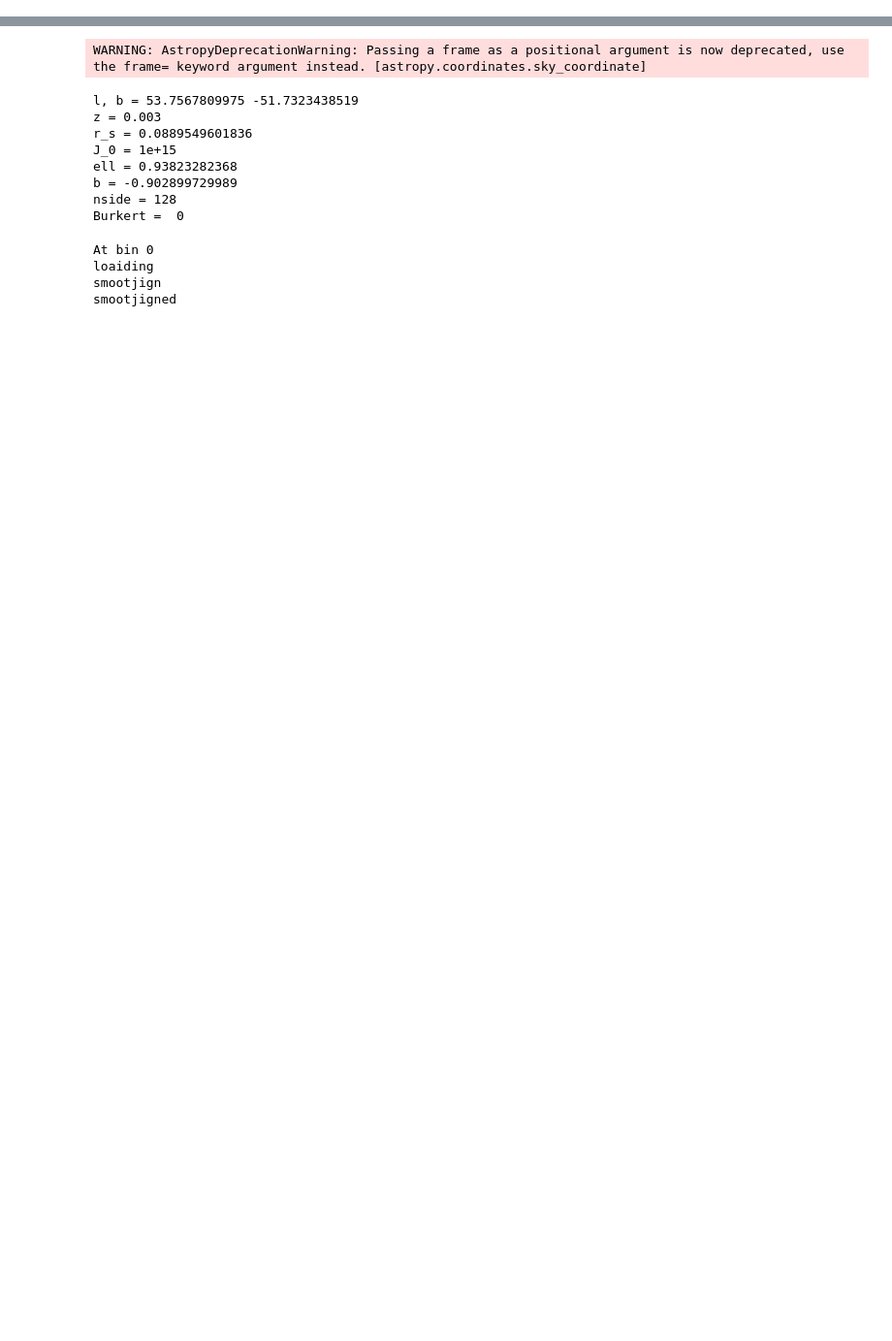
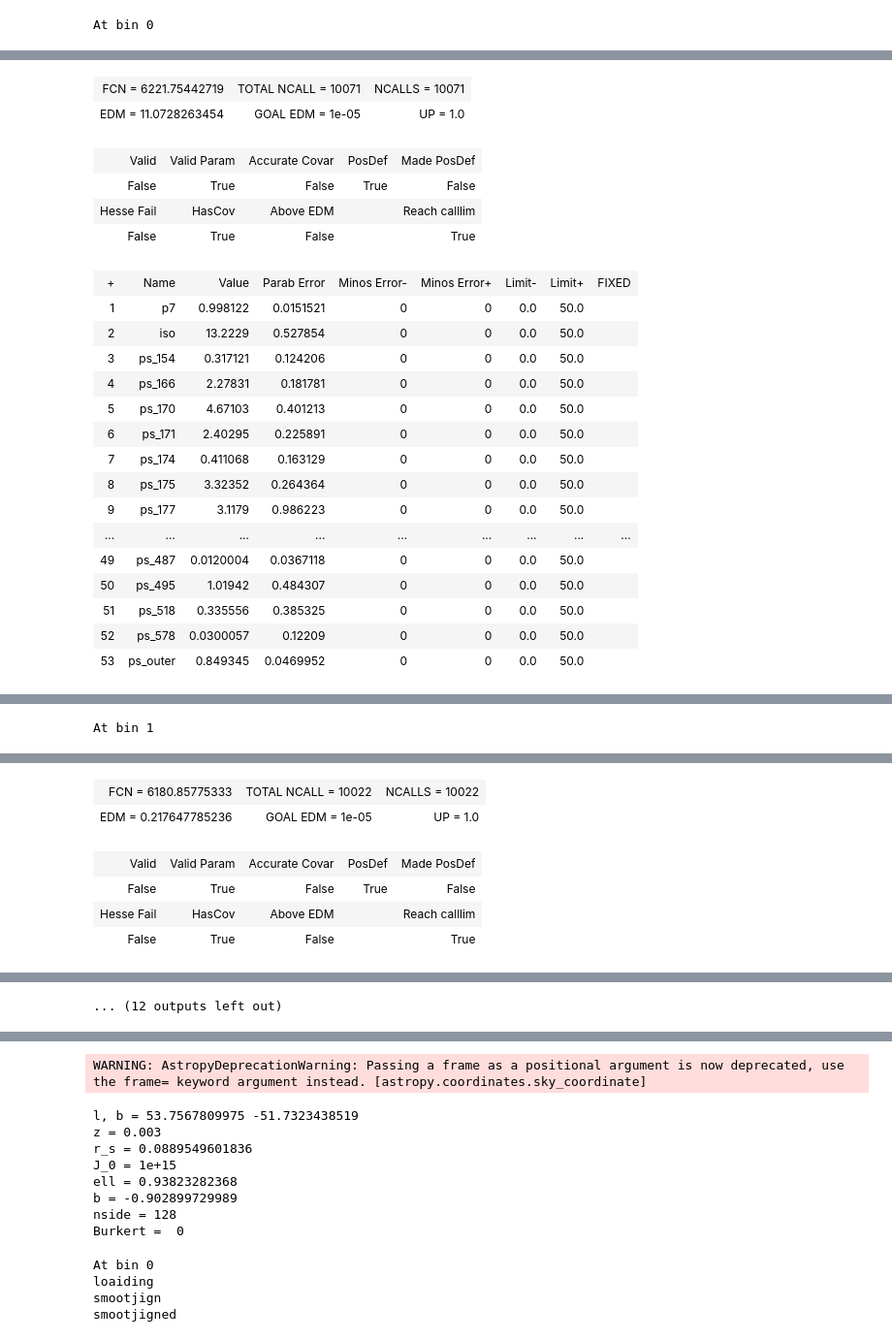
Before and after one commit to jeansom/DM-Catalog-Scan, a Jupyter notebook: Scan-Small-ROI/notebooks/debugging.ipynb, the cells around one changed output, grey strips where cells are left out. Shown at 97% size. Saved outputs shown, nothing was run; the diff lists cells and outputs as text; code cells hidden in the pictures; blank space fills up the shorter version.

```diff
--- a/Scan-Small-ROI/notebooks/debugging.ipynb
+++ b/Scan-Small-ROI/notebooks/debugging.ipynb
@@ -122,0 +181,18 @@ smootjigned
+# %%
+sc =Scan(perform_scan=1,
+    perform_postprocessing=0,
+    imc=-1,
+    diff='p7',
+    iobj=0,
+    Asimov=0,
+    float_ps_together=0,
+    noJprof=0,
+    floatDM=1,
+    verbose=1,
+    emin=0,
+     emax=3,
+     load_dir='/tigress/bsafdi/github/NPTF-working/NPTF-ID-Catalog/SimpleScan/data/debugging_together//',
+    save_dir='/tigress/bsafdi/github/NPTF-working/NPTF-ID-Catalog/SimpleScan/data/debugging_together///',
+    mc_dm=-1)
+# %% [output]
+At bin 0
@@ -122,0 +200,22 @@ smootjigned
+| FCN = 6221.75442719 | TOTAL NCALL = 10071 | NCALLS = 10071 |
+| EDM = 11.0728263454 | GOAL EDM = 1e-05 | UP = 1.0 |
+| Valid | Valid Param | Accurate Covar | PosDef | Made PosDef |
+| False | True | False | True | False |
+| Hesse Fail | HasCov | Above EDM |  | Reach calllim |
+| False | True | False |  | True |
+| + | Name | Value | Parab Error | Minos Error- | Minos Error+ | Limit- | Limit+ | FIXED |
+| 1 | p7 | 0.998122 | 0.0151521 | 0 | 0 | 0.0 | 50.0 |  |
+| 2 | iso | 13.2229 | 0.527854 | 0 | 0 | 0.0 | 50.0 |  |
+| 3 | ps_154 | 0.317121 | 0.124206 | 0 | 0 | 0.0 | 50.0 |  |
+| 4 | ps_166 | 2.27831 | 0.181781 | 0 | 0 | 0.0 | 50.0 |  |
+| 5 | ps_170 | 4.67103 | 0.401213 | 0 | 0 | 0.0 | 50.0 |  |
+| 6 | ps_171 | 2.40295 | 0.225891 | 0 | 0 | 0.0 | 50.0 |  |
+| 7 | ps_174 | 0.411068 | 0.163129 | 0 | 0 | 0.0 | 50.0 |  |
+| 8 | ps_175 | 3.32352 | 0.264364 | 0 | 0 | 0.0 | 50.0 |  |
+| 9 | ps_177 | 3.1179 | 0.986223 | 0 | 0 | 0.0 | 50.0 |  |
+| ... | ... | ... | ... | ... | ... | ... | ... | ... |
+| 49 | ps_487 | 0.0120004 | 0.0367118 | 0 | 0 | 0.0 | 50.0 |  |
+| 50 | ps_495 | 1.01942 | 0.484307 | 0 | 0 | 0.0 | 50.0 |  |
+| 51 | ps_518 | 0.335556 | 0.385325 | 0 | 0 | 0.0 | 50.0 |  |
+| 52 | ps_578 | 0.0300057 | 0.12209 | 0 | 0 | 0.0 | 50.0 |  |
+| 53 | ps_outer | 0.849345 | 0.0469952 | 0 | 0 | 0.0 | 50.0 |  |
@@ -122,0 +223 @@ smootjigned
+At bin 1
@@ -122,0 +225,6 @@ smootjigned
+| FCN = 6180.85775333 | TOTAL NCALL = 10022 | NCALLS = 10022 |
+| EDM = 0.217647785236 | GOAL EDM = 1e-05 | UP = 1.0 |
+| Valid | Valid Param | Accurate Covar | PosDef | Made PosDef |
+| False | True | False | True | False |
+| Hesse Fail | HasCov | Above EDM |  | Reach calllim |
+| False | True | False |  | True |
@@ -122,0 +248 @@ smootjigned
+... (12 outputs left out)
```
Also changed, not shown: parts of 5 cells of this notebook, 22 other files.
